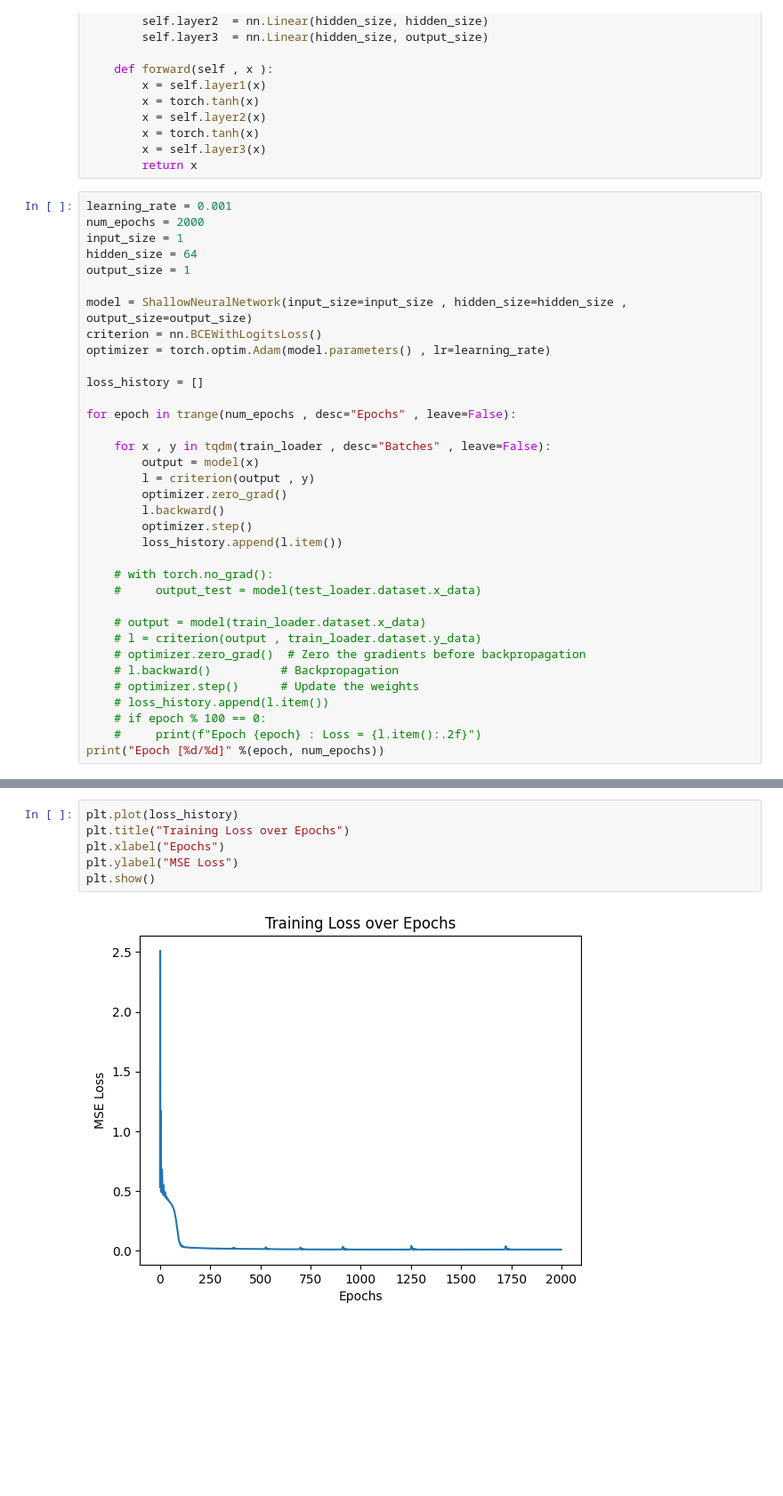
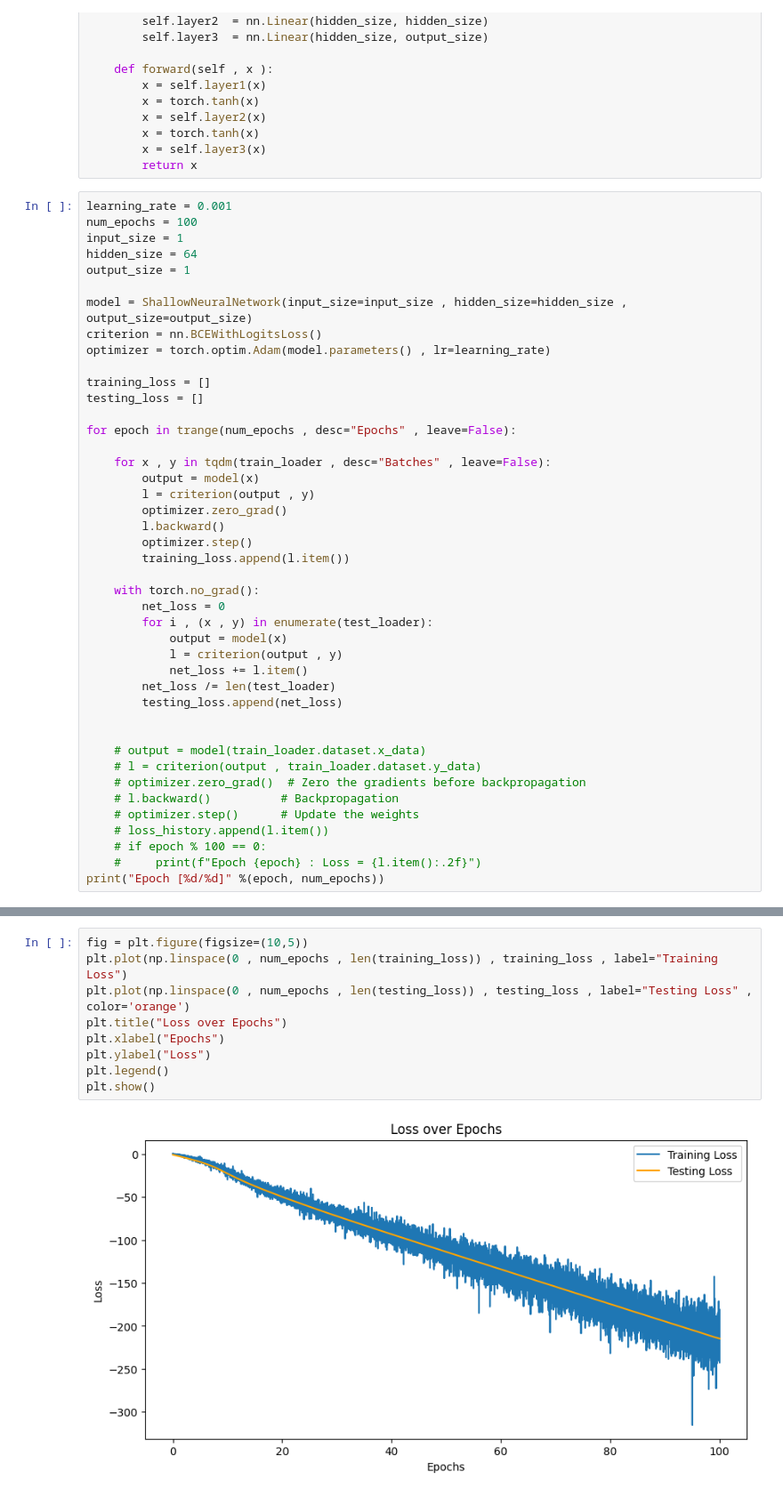
Before and after one commit to striversahil/DS_Practice, a Jupyter notebook: Deep_learning/pytorch/03_multilayerperceptron.ipynb, the cells around one changed output, grey strips where cells are left out. Shown: that part at 89% size. Saved outputs shown, nothing was run; the diff lists cells and outputs as text; blank space fills up the shorter version.

```diff
--- a/Deep_learning/pytorch/03_multilayerperceptron.ipynb
+++ b/Deep_learning/pytorch/03_multilayerperceptron.ipynb
@@ -56,7 +56,7 @@ class ShallowNeuralNetwork(nn.Module):
         return x
 # %%
 learning_rate = 0.001
-num_epochs = 2000
+num_epochs = 100
 input_size = 1
 hidden_size = 64
 output_size = 1
@@ -65,7 +65,8 @@ model = ShallowNeuralNetwork(input_size=input_size , hidden_size=hidden_size , o
 criterion = nn.BCEWithLogitsLoss()
 optimizer = torch.optim.Adam(model.parameters() , lr=learning_rate)
 
-loss_history = []
+training_loss = []
+testing_loss = []
 
 for epoch in trange(num_epochs , desc="Epochs" , leave=False):
 
@@ -75,10 +76,17 @@ for epoch in trange(num_epochs , desc="Epochs" , leave=False):
         optimizer.zero_grad()
         l.backward()
         optimizer.step()
-        loss_history.append(l.item())
+        training_loss.append(l.item())
 
-    # with torch.no_grad():
-    #     output_test = model(test_loader.dataset.x_data)
+    with torch.no_grad():
+        net_loss = 0
+        for i , (x , y) in enumerate(test_loader):
+            output = model(x)
+            l = criterion(output , y)
+            net_loss += l.item()
+        net_loss /= len(test_loader)
+        testing_loss.append(net_loss)
+
 
     # output = model(train_loader.dataset.x_data)
     # l = criterion(output , train_loader.dataset.y_data)
@@ -92,8 +102,11 @@ print("Epoch [%d/%d]" %(epoch, num_epochs))
 # %%
-plt.plot(loss_history)
-plt.title("Training Loss over Epochs")
+fig = plt.figure(figsize=(10,5))
+plt.plot(np.linspace(0 , num_epochs , len(training_loss)) , training_loss , label="Training Loss")
+plt.plot(np.linspace(0 , num_epochs , len(testing_loss)) , testing_loss , label="Testing Loss" , color='orange')
+plt.title("Loss over Epochs")
 plt.xlabel("Epochs")
-plt.ylabel("MSE Loss")
+plt.ylabel("Loss")
+plt.legend()
 plt.show()
 # %% [output]
-[figure, old version]
+[figure, new version]
```
Also changed, not shown: parts of 3 cells of this notebook.
